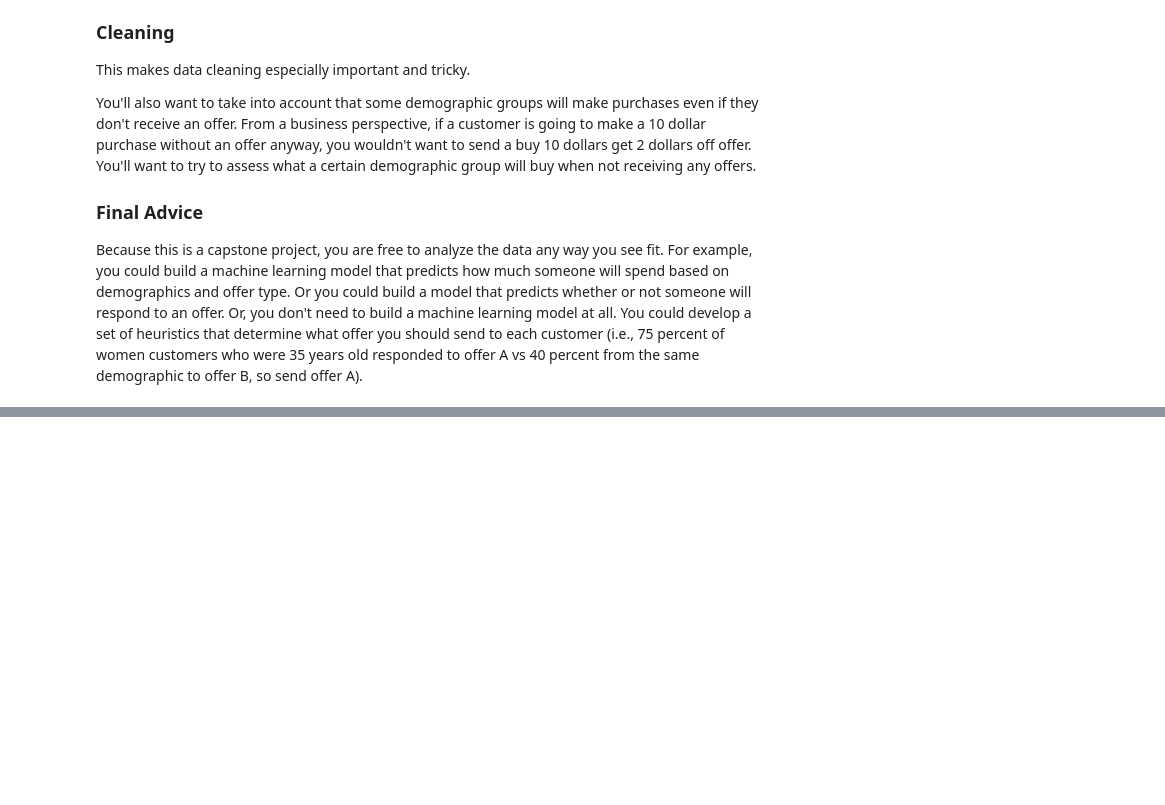
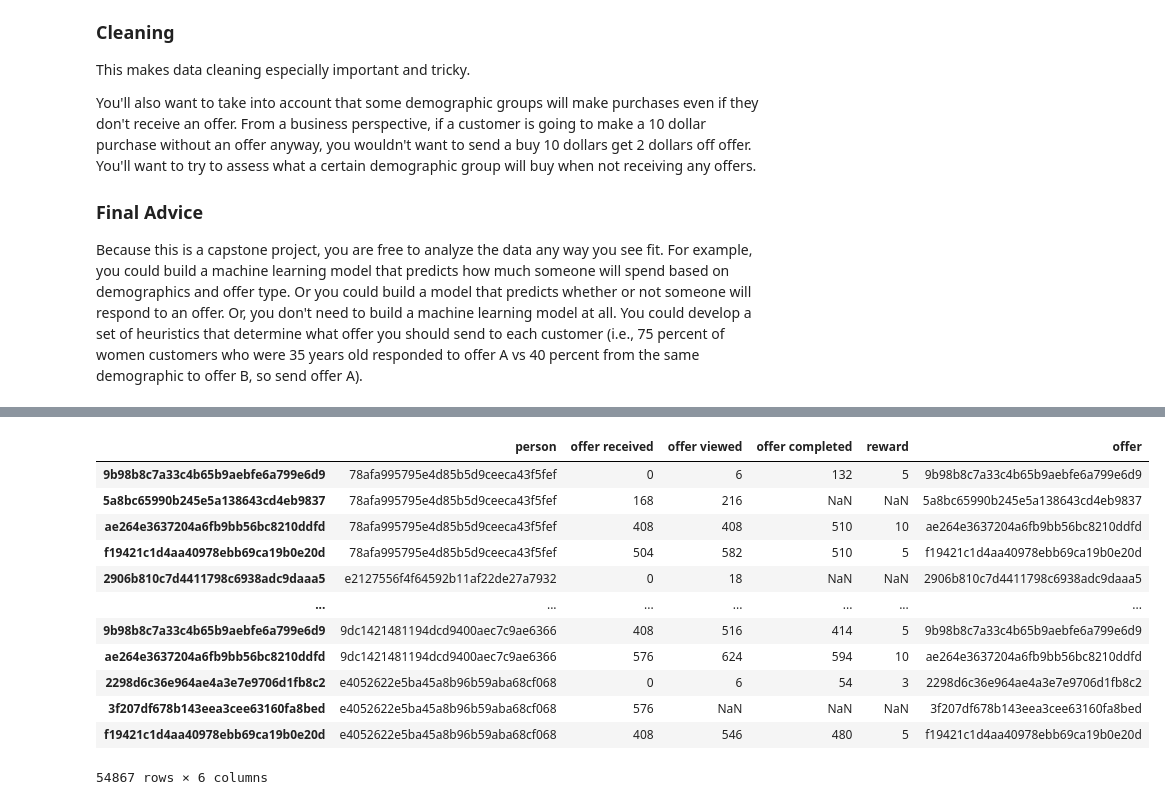
Before and after one commit to GregoryMarchesan/starbucks-recommendation, a Jupyter notebook: Starbucks_Capstone_notebook.ipynb, the cells around one changed output, grey strips where cells are left out. Saved outputs shown, nothing was run; the diff lists cells and outputs as text; code cells hidden in the pictures; blank space fills up the shorter version.

```diff
--- a/Starbucks_Capstone_notebook.ipynb
+++ b/Starbucks_Capstone_notebook.ipynb
@@ -188,0 +203,17 @@ Name: person, Length: 14675, dtype: int64
+# %%
+offers_df['offer'] = offers_df.index
+offers_df
+# %% [output]
+|  | person | offer received | offer viewed | offer completed | reward | offer |
+| 9b98b8c7a33c4b65b9aebfe6a799e6d9 | 78afa995795e4d85b5d9ceeca43f5fef | 0 | 6 | 132 | 5 | 9b98b8c7a33c4b65b9aebfe6a799e6d9 |
+| 5a8bc65990b245e5a138643cd4eb9837 | 78afa995795e4d85b5d9ceeca43f5fef | 168 | 216 | NaN | NaN | 5a8bc65990b245e5a138643cd4eb9837 |
+| ae264e3637204a6fb9bb56bc8210ddfd | 78afa995795e4d85b5d9ceeca43f5fef | 408 | 408 | 510 | 10 | ae264e3637204a6fb9bb56bc8210ddfd |
+| f19421c1d4aa40978ebb69ca19b0e20d | 78afa995795e4d85b5d9ceeca43f5fef | 504 | 582 | 510 | 5 | f19421c1d4aa40978ebb69ca19b0e20d |
+| 2906b810c7d4411798c6938adc9daaa5 | e2127556f4f64592b11af22de27a7932 | 0 | 18 | NaN | NaN | 2906b810c7d4411798c6938adc9daaa5 |
+| ... | ... | ... | ... | ... | ... | ... |
+| 9b98b8c7a33c4b65b9aebfe6a799e6d9 | 9dc1421481194dcd9400aec7c9ae6366 | 408 | 516 | 414 | 5 | 9b98b8c7a33c4b65b9aebfe6a799e6d9 |
+| ae264e3637204a6fb9bb56bc8210ddfd | 9dc1421481194dcd9400aec7c9ae6366 | 576 | 624 | 594 | 10 | ae264e3637204a6fb9bb56bc8210ddfd |
+| 2298d6c36e964ae4a3e7e9706d1fb8c2 | e4052622e5ba45a8b96b59aba68cf068 | 0 | 6 | 54 | 3 | 2298d6c36e964ae4a3e7e9706d1fb8c2 |
+| 3f207df678b143eea3cee63160fa8bed | e4052622e5ba45a8b96b59aba68cf068 | 576 | NaN | NaN | NaN | 3f207df678b143eea3cee63160fa8bed |
+| f19421c1d4aa40978ebb69ca19b0e20d | e4052622e5ba45a8b96b59aba68cf068 | 408 | 546 | 480 | 5 | f19421c1d4aa40978ebb69ca19b0e20d |
+54867 rows × 6 columns
```
Also changed, not shown: parts of 22 cells of this notebook.
